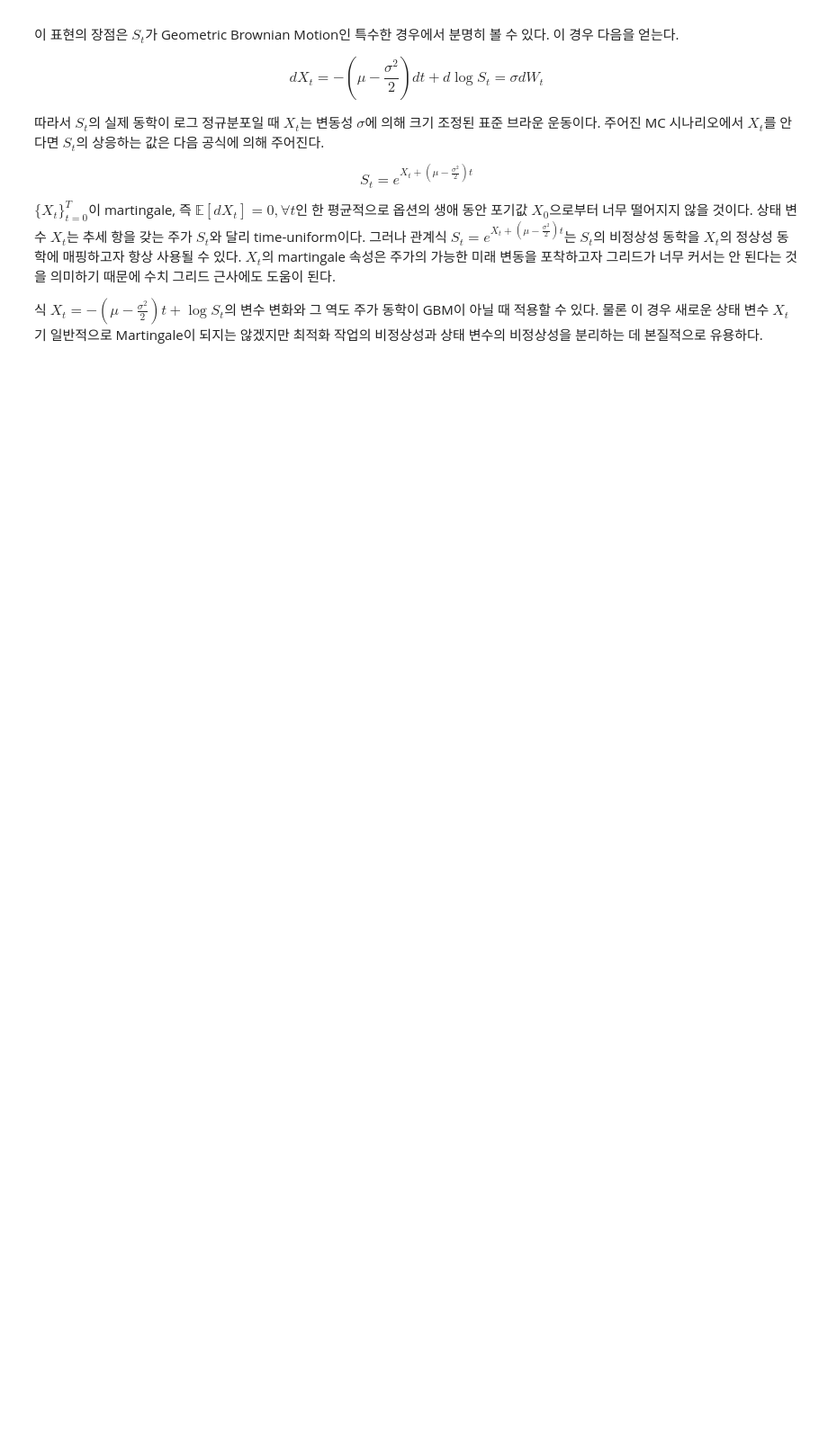
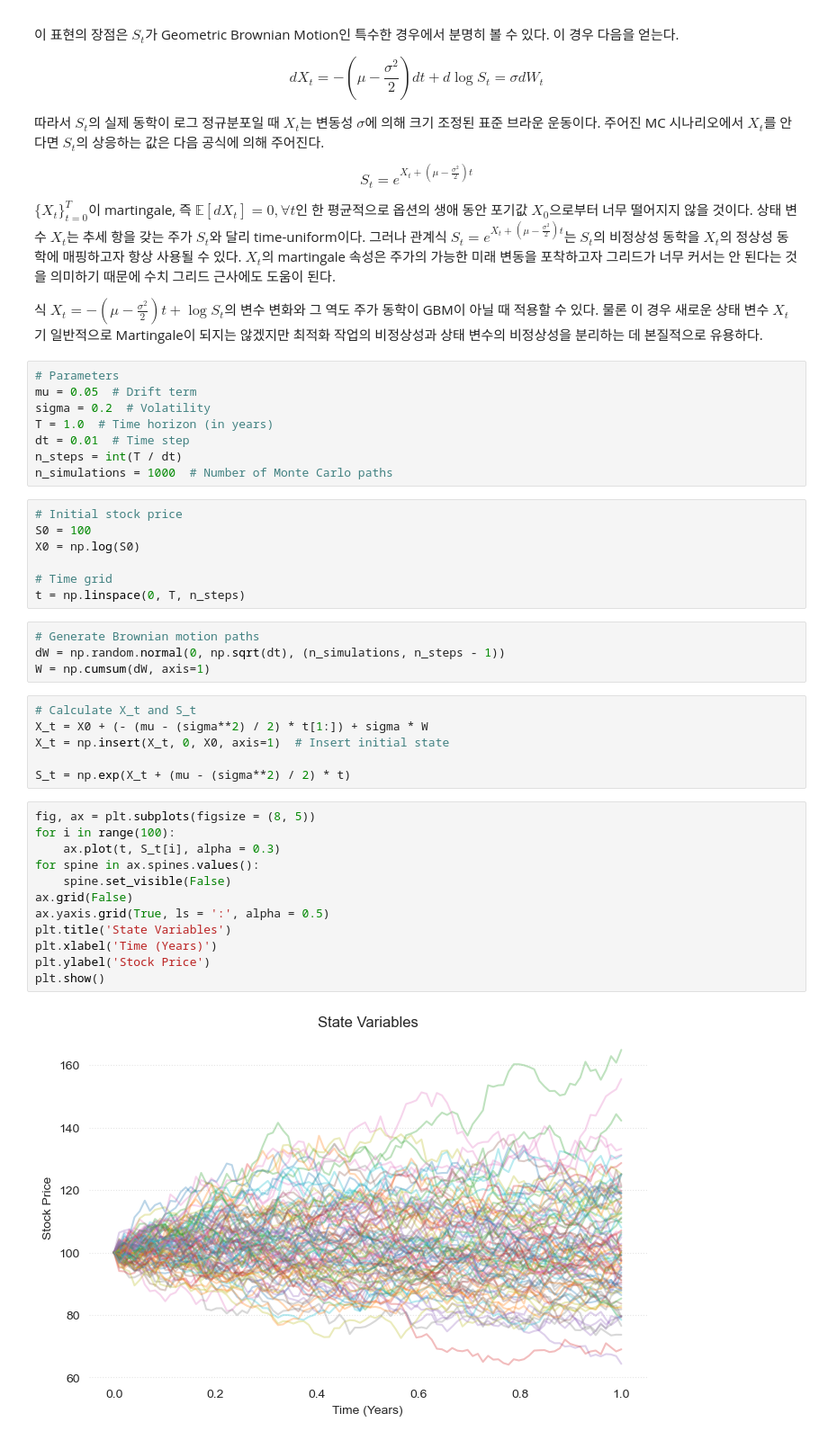
Before and after one commit to Tommylee1013/FinancialDeepLearning, a Jupyter notebook: Notes/ReinforcementLearning/QLBSModel.ipynb, the cells around one changed output. Shown: that part at 90% size. Cells and saved outputs as stored; diff of their text form; blank space fills up the shorter version.

```diff
--- a/Notes/ReinforcementLearning/QLBSModel.ipynb
+++ b/Notes/ReinforcementLearning/QLBSModel.ipynb
@@ -20,6 +24,45 @@ $$S_t = e^{X_t + \left( \mu - \frac{\sigma^2}{2}\right)t}$$
 $\{X_t\}_{t=0}^T$이 martingale, 즉 $\mathbb{E}[dX_t] = 0, \forall t$인 한 평균적으로 옵션의 생애 동안 포기값 $X_0$으로부터 너무 떨어지지 않을 것이다. 상태 변수 $X_t$는 추세 항을 갖는 주가 $S_t$와 달리 time-uniform이다. 그러나 관계식 $S_t = e^{X_t + \left( \mu - \frac{\sigma^2}{2}\right)t}$는 $S_t$의 비정상성 동학을 $X_t$의 정상성 동학에 매핑하고자 항상 사용될 수 있다. $X_t$의 martingale 속성은 주가의 가능한 미래 변동을 포착하고자 그리드가 너무 커서는 안 된다는 것을 의미하기 때문에 수치 그리드 근사에도 도움이 된다.
 
 식 $X_t = -\left( \mu - \frac{\sigma^2}{2}\right)t + \log S_t$의 변수 변화와 그 역도 주가 동학이 GBM이 아닐 때 적용할 수 있다. 물론 이 경우 새로운 상태 변수 $X_t$기 일반적으로 Martingale이 되지는 않겠지만 최적화 작업의 비정상성과 상태 변수의 비정상성을 분리하는 데 본질적으로 유용하다.
+# %%
+# Parameters
+mu = 0.05  # Drift term
+sigma = 0.2  # Volatility
+T = 1.0  # Time horizon (in years)
+dt = 0.01  # Time step
+n_steps = int(T / dt)
+n_simulations = 1000  # Number of Monte Carlo paths
+# %%
+# Initial stock price
+S0 = 100
+X0 = np.log(S0)
+
+# Time grid
+t = np.linspace(0, T, n_steps)
+# %%
+# Generate Brownian motion paths
+dW = np.random.normal(0, np.sqrt(dt), (n_simulations, n_steps - 1))
+W = np.cumsum(dW, axis=1)
+# %%
+# Calculate X_t and S_t
+X_t = X0 + (- (mu - (sigma**2) / 2) * t[1:]) + sigma * W
+X_t = np.insert(X_t, 0, X0, axis=1)  # Insert initial state
+
+S_t = np.exp(X_t + (mu - (sigma**2) / 2) * t)
+# %%
+fig, ax = plt.subplots(figsize = (8, 5))
+for i in range(100):
+    ax.plot(t, S_t[i], alpha = 0.3)
+for spine in ax.spines.values():
+    spine.set_visible(False)
+ax.grid(False)
+ax.yaxis.grid(True, ls = ':', alpha = 0.5)
+plt.title('State Variables')
+plt.xlabel('Time (Years)')
+plt.ylabel('Stock Price')
+plt.show()
+# %% [output]
+[figure, added]
 # %% [markdown]
 ### 2. Bellman Equations
 
```
Also changed, not shown: parts of 14 cells of this notebook.
